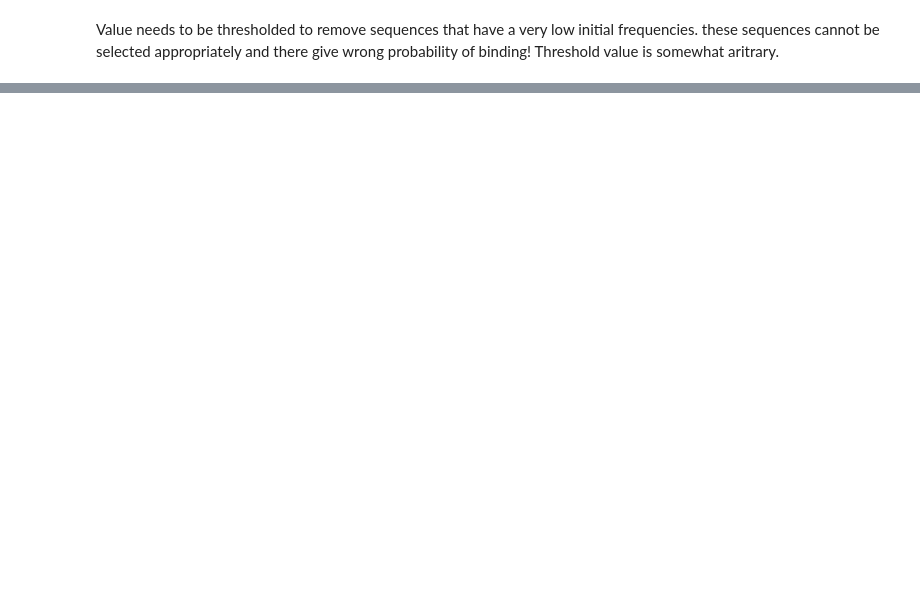
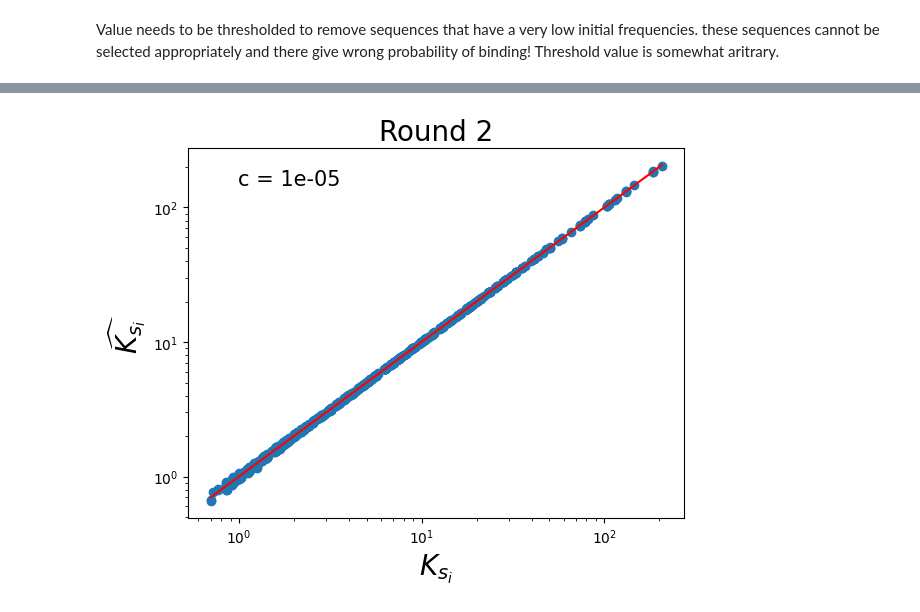
Before and after one commit to JoshuaGensel/dmMIME_correction, a Jupyter notebook: src/new_correction_test.ipynb, the cells around one changed output, grey strips where cells are left out. Drawn from its saved outputs; the diff is of its cells as text; code cells hidden in the pictures; blank space fills up the shorter version.

```diff
--- a/src/new_correction_test.ipynb
+++ b/src/new_correction_test.ipynb
@@ -122,0 +122,18 @@ plt.show()
+# %%
+# same for round_2
+indices_r2 = np.where((round_2_selected > c) & (round_2_freqs - round_2_selected > c))
+
+plt.scatter(round_2[indices_r2], K_sequences_round_2[indices_r2])
+#add 1-to-1 line
+plt.plot([np.min(round_2[indices_r2]), np.max(round_2[indices_r2])], [np.min(round_2[indices_r2]), np.max(round_2[indices_r2])], color='red')
+#log scale both axes
+plt.xscale('log')
+plt.xlabel('$K_{s_i}$', fontsize=20)
+plt.yscale('log')
+plt.ylabel('$\widehat{K_{s_i}}$', fontsize=20)
+# add text with c top left corner
+plt.text(0.1, 0.9, f"c = {c}", fontsize=15, transform=plt.gca().transAxes)
+plt.title('Round 2', fontsize=20)
+plt.show()
+# %% [output]
+[figure, added]
```
Also changed, not shown: parts of 23 cells of this notebook, 1 other file.
